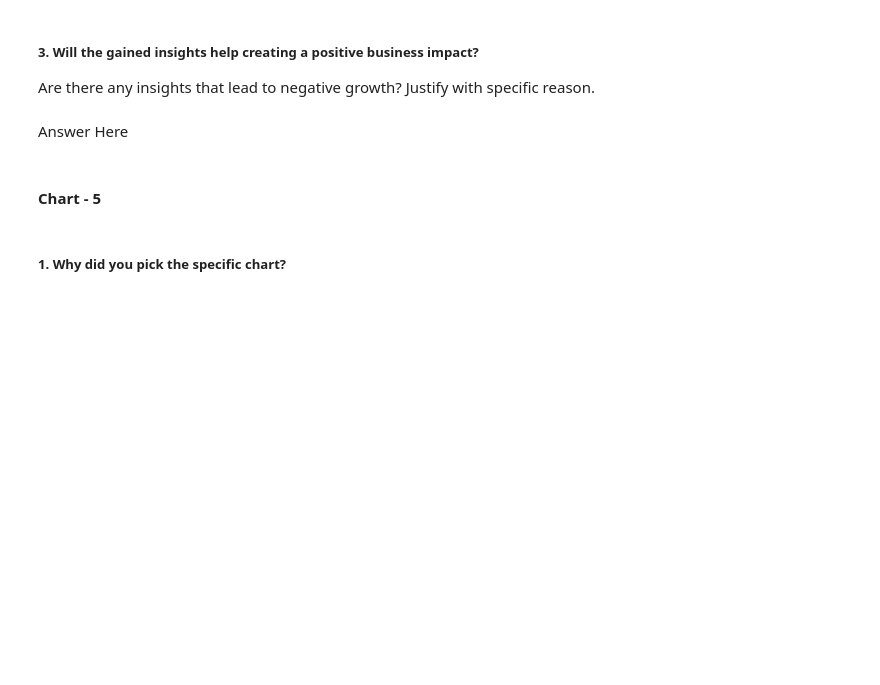
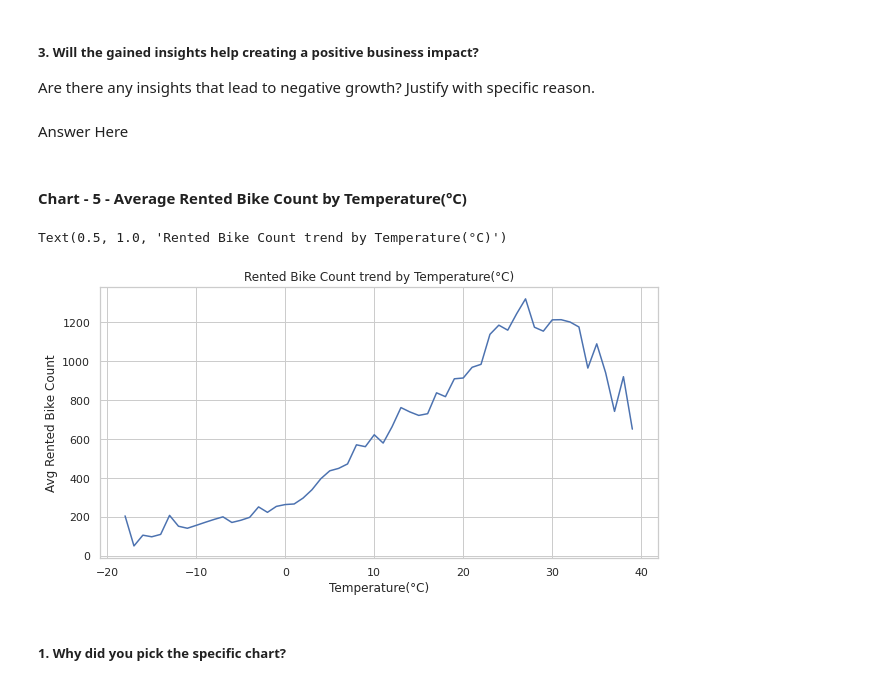
Before and after one commit to ayush9304/BikeSharingDemandPrediction, a Jupyter notebook: Bike_Sharing_Demand_Prediction.ipynb, the cells around one changed output. Drawn from its saved outputs; the diff is of its cells as text; code cells hidden in the pictures; blank space fills up the shorter version.

```diff
--- a/Bike_Sharing_Demand_Prediction.ipynb
+++ b/Bike_Sharing_Demand_Prediction.ipynb
@@ -454,4 +479,4 @@ Are there any insights that lead to negative growth? Justify with specific reaso
 # %% [markdown]
 Answer Here
 # %% [markdown]
-#### Chart - 5
+#### Chart - 5 - Average Rented Bike Count by Temperature(°C)
@@ -460,3 +483,12 @@ Answer Here
+# %%
+plt.figure(figsize=(10,5))
+df.groupby('Temperature Bin')['Rented Bike Count'].mean().plot(kind='line')
+plt.ylabel("Avg Rented Bike Count")
+plt.xlabel("Temperature(°C)")
+plt.title("Rented Bike Count trend by Temperature(°C)")
+# %% [output]
+Text(0.5, 1.0, 'Rented Bike Count trend by Temperature(°C)')
+[figure, added]
 # %% [markdown]
 ##### 1. Why did you pick the specific chart?
 # %% [markdown]
```
Also changed, not shown: parts of 23 cells of this notebook.
